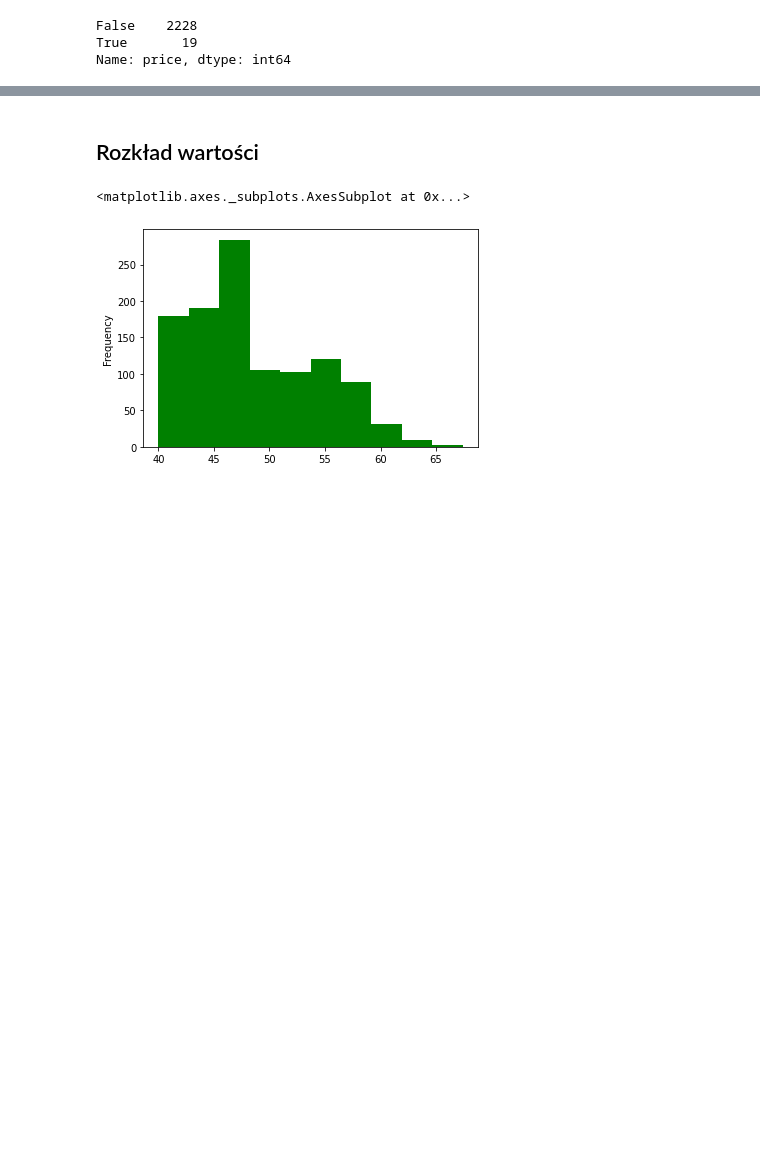
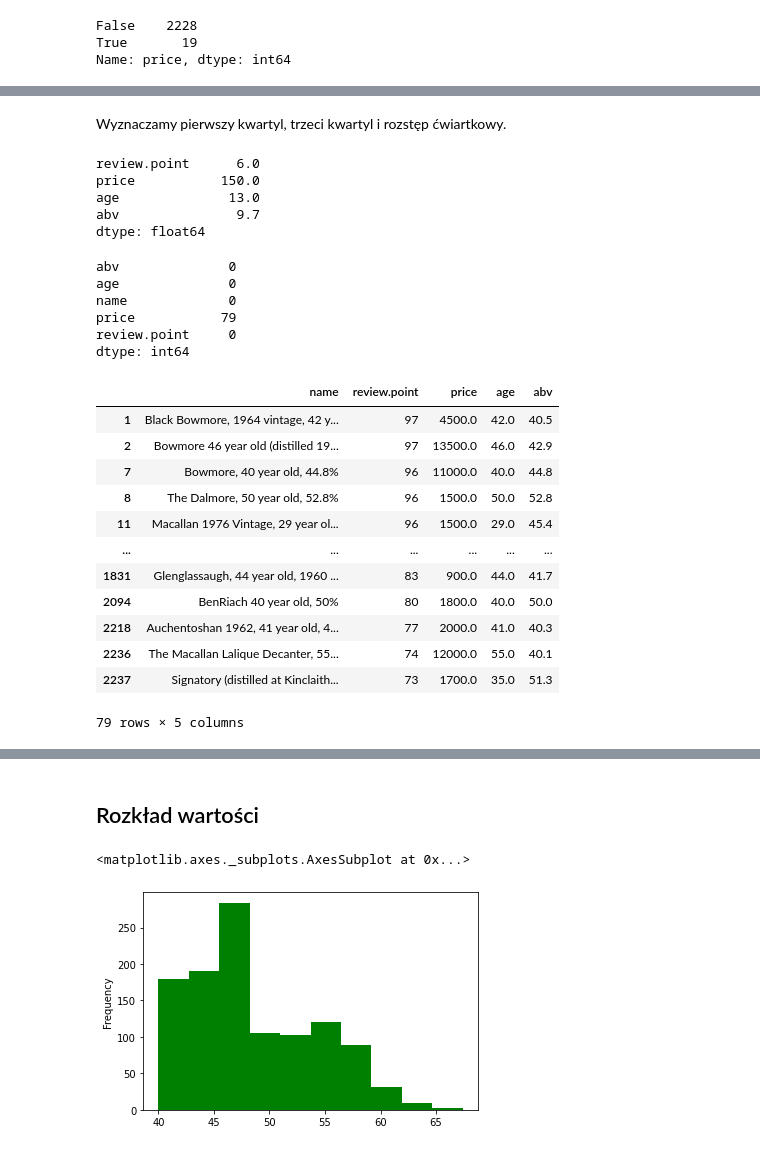
Before and after one commit to lynxoo/ue-wroc-sad, a Jupyter notebook: SAD.ipynb, the cells around one changed output, grey strips where cells are left out. Cells and saved outputs as stored; diff of their text form; code cells hidden in the pictures; blank space fills up the shorter version.

```diff
--- a/SAD.ipynb
+++ b/SAD.ipynb
@@ -273,0 +143,7 @@ scotch_data = scotch_abv_test.copy()
+# %%
+import re
+def parse_alcohol(text):
+  matches = re.search(r"([\d.]+)%", str(text))
+  return float(matches.group(1)) if matches else None
+
+scotch['abv'] = [parse_alcohol(name) for name in scotch['name']]
@@ -273,0 +161,2 @@ scotch_data = scotch_abv_test.copy()
+# %%
+scotch.dropna(inplace=True)
@@ -273,0 +194,40 @@ scotch_data = scotch_abv_test.copy()
+# %% [markdown]
+Wyznaczamy pierwszy kwartyl, trzeci kwartyl i rozstęp ćwiartkowy.
+# %%
+q1 = scotch.quantile(0.25)
+q3 = scotch.quantile(0.75)
+
+iqr = q3 - q1
+iqr
+# %% [output]
+review.point      6.0
+price           150.0
+age              13.0
+abv               9.7
+dtype: float64
+# %%
+outliers = (scotch < (q1 - 4.0 * iqr)) | (scotch > (q3 + 4.0 * iqr))
+outliers.sum()
+# %% [output]
+abv              0
+age              0
+name             0
+price           79
+review.point     0
+dtype: int64
+# %%
+scotch[outliers.any(1)]
+# %% [output]
+|  | name | review.point | price | age | abv |
+| 1 | Black Bowmore, 1964 vintage, 42 y... | 97 | 4500.0 | 42.0 | 40.5 |
+| 2 | Bowmore 46 year old (distilled 19... | 97 | 13500.0 | 46.0 | 42.9 |
+| 7 | Bowmore, 40 year old, 44.8% | 96 | 11000.0 | 40.0 | 44.8 |
+| 8 | The Dalmore, 50 year old, 52.8% | 96 | 1500.0 | 50.0 | 52.8 |
+| 11 | Macallan 1976 Vintage, 29 year ol... | 96 | 1500.0 | 29.0 | 45.4 |
+| ... | ... | ... | ... | ... | ... |
+| 1831 | Glenglassaugh, 44 year old, 1960 ... | 83 | 900.0 | 44.0 | 41.7 |
+| 2094 | BenRiach 40 year old, 50% | 80 | 1800.0 | 40.0 | 50.0 |
+| 2218 | Auchentoshan 1962, 41 year old, 4... | 77 | 2000.0 | 41.0 | 40.3 |
+| 2236 | The Macallan Lalique Decanter, 55... | 74 | 12000.0 | 55.0 | 40.1 |
+| 2237 | Signatory (distilled at Kinclaith... | 73 | 1700.0 | 35.0 | 51.3 |
+79 rows × 5 columns
```
Also changed, not shown: parts of 59 cells of this notebook.
